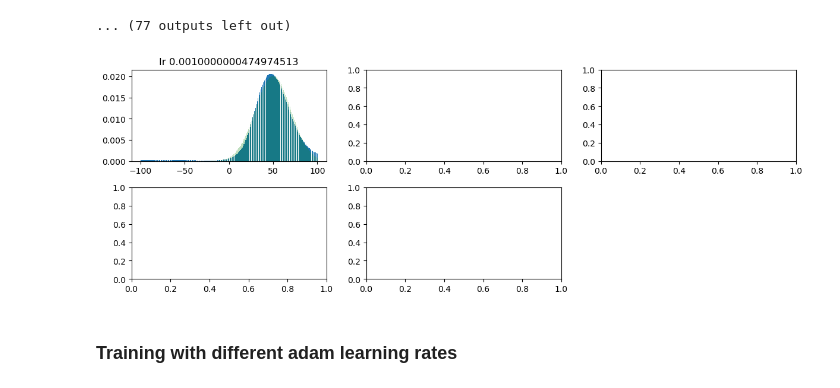
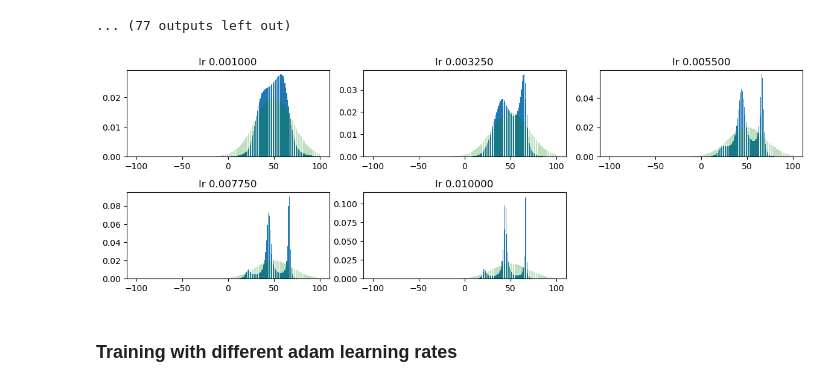
Before and after one commit to jacobe90/birdflow-bilevel, a Jupyter notebook: dev-notebooks/ott-jax-toy-example.ipynb, the cells around one changed output. Saved outputs shown, nothing was run; the diff lists cells and outputs as text; code cells hidden in the pictures.

```diff
--- a/dev-notebooks/ott-jax-toy-example.ipynb
+++ b/dev-notebooks/ott-jax-toy-example.ipynb
@@ -391,39 +391,39 @@ plt.show()
 10 / 5000 -- nan
 ... (77 outputs left out)
 # %%
-n_steps = 4000
+n_steps = 10000
 
 # compute default epsilon
 x = X.reshape((X.shape[0], 1)).astype(float)
 geom = pointcloud.PointCloud(x, x)
 eps_default = geom.epsilon
 
 # Number of rows and columns for the grid
 rows, cols = 4, 3  # Adjust based on the number of plots
 fig, axes = plt.subplots(rows, cols, figsize=(12, 8))
 
 # Flatten the axes array for easy iteration if necessary
 axes = axes.flatten()
 
-for i, lr in enumerate(jnp.linspace(1e-3, 1e-2, 1)):
+for i, lr in enumerate(jnp.linspace(1e-3, 1e-2, 5)):
     learned, theta_init, loss_vals = learn_marginal_logits(mu_true, X, ot_marginal_loss, training_steps=n_steps, epsilon=None, lr=lr)
 
     learned_mu_true = jax.nn.softmax(learned)
     axes[i].bar(X, learned_mu_true, label="learned marginal")
     axes[i].bar(X, mu_true, label="ground truth", color="green", alpha=0.25)
-    axes[i].set_title(f"lr {lr}")
+    axes[i].set_title(f"lr {lr:4f}")
 
 #     w2_loss_vals, l2_loss_vals = loss_vals
 #     axes[6+i].plot(jnp.arange(1, n_steps+1, 1), w2_loss_vals, label="w2 loss")
 #     axes[6+i].plot(jnp.arange(1, n_steps+1, 1), l2_loss_vals, label="l2 loss")
 # Hide any unused subplots if the grid has extra space
 for j in range(5, len(axes)):
     fig.delaxes(axes[j])
 
 plt.tight_layout()  # Adjust layout to prevent overlapping
 plt.show()
 # %% [output]
-[figure, old version]
+[figure, new version]
 # %% [markdown]
 ### Training with different adam learning rates
 # %%
```
Also changed, not shown: 13 other files.
